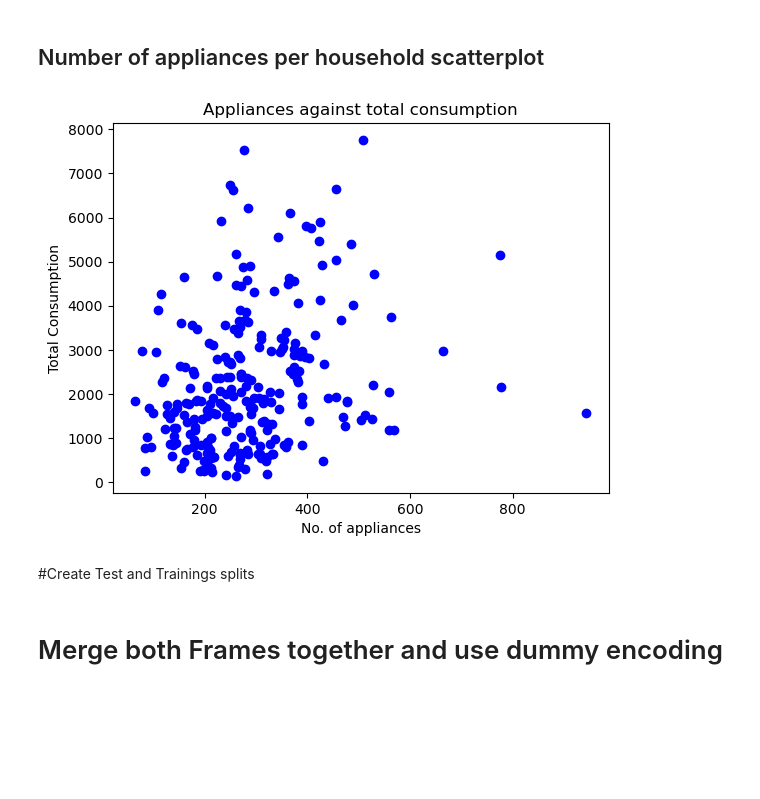
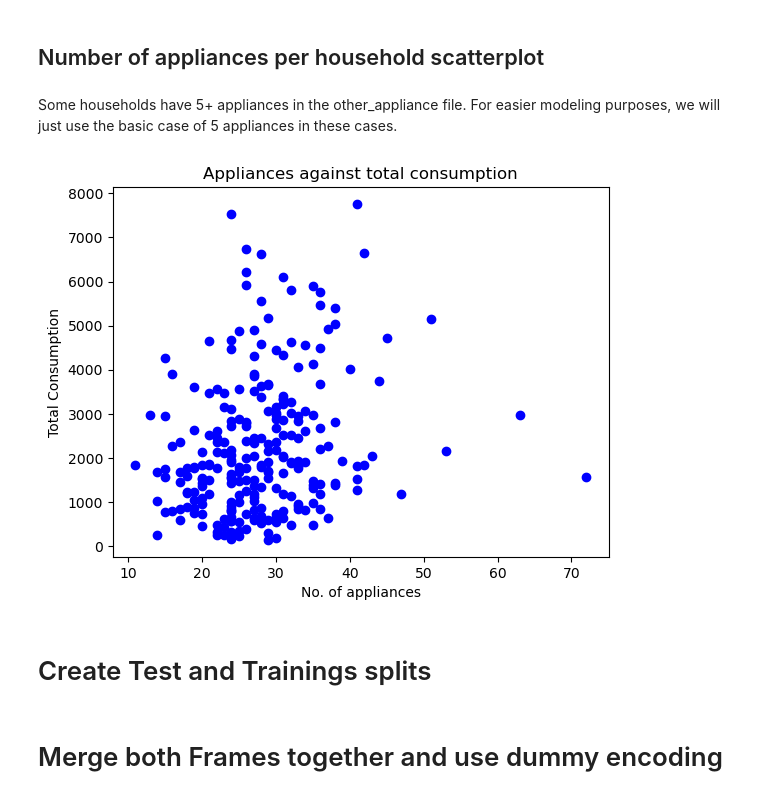
Before and after one commit to Rezixx/Studienarbeit_Pred_Analytics, a Jupyter notebook: Data_Understanding_Plots.ipynb, the cells around one changed output. Cells and saved outputs as stored; diff of their text form; code cells hidden in the pictures; blank space fills up the shorter version.

Commit message:
Created Clustering and revised appliances calculation

```diff
--- a/Data_Understanding_Plots.ipynb
+++ b/Data_Understanding_Plots.ipynb
@@ -63,44 +62,50 @@ plt.show()
 [figure]
 # %% [markdown]
 ## Number of appliances per household scatterplot
+# %% [markdown]
+Some households have 5+ appliances in the other_appliance file. For easier modeling purposes, we will just use the basic case of 5 appliances in these cases.
 # %%
 appliances = pd.read_csv("https://raw.githubusercontent.com/Rezixx/Studienarbeit_Pred_Analytics/refs/heads/main/metadata/appliance.csv")
 other_appliances = pd.read_csv("https://raw.githubusercontent.com/Rezixx/Studienarbeit_Pred_Analytics/refs/heads/main/metadata/other_appliance.csv")
 
+# Group and calculate appliances per household
 appliances = appliances[appliances['powertype'] == 'electric']
 appliances = appliances.drop(columns=['appliancetype', 'applianceclass', 'appliancesubtype', 'roomid'])
-no_appliances = appliances.groupby('homeid', as_index=False).size()
-appliances = pd.merge(appliances, no_appliances, on='homeid')
-appliances['amount'] = appliances["size"] * appliances["number"]
-appliances_group = appliances.groupby('homeid', as_index=False)['amount'].sum()
+appliances["amount"] = 1 * appliances["number"]
+appliances.drop(columns=['number'], inplace=True)
+appliances_group = appliances.groupby('homeid', as_index=False)["amount"].sum()
 
+# Group and calculate other_appliances per household
 other_appliances['num_clean'] = other_appliances['number'].str.replace(r'\D', '', regex=True)
 other_appliances['num_clean'] = other_appliances['num_clean'].astype(int)
-no_other_appliances = other_appliances.groupby('homeid', as_index=False).size()
-other_appliances = pd.merge(other_appliances, no_other_appliances, on='homeid')
-other_appliances['amount'] = other_appliances["size"] * other_appliances["num_clean"]
-other_appliances_group = other_appliances.groupby('homeid', as_index=False)['amount'].sum()
-other_appliances_group
+other_appliances = other_appliances[~other_appliances['appliance_name'].str.contains('gas', case=False, na=False)]
+other_appliances["amount"] = 1 * other_appliances["num_clean"]
+other_appliances.drop(columns=['number', 'num_clean'], inplace=True)
+other_appliances_group = other_appliances.groupby('homeid', as_index=False)["amount"].sum()
 
+# Merge the two dataframes
 appliances_merged = pd.merge(appliances_group, other_appliances_group, on='homeid', how='inner')
 appliances_merged['total_appliances'] = appliances_merged['amount_x'] + appliances_merged['amount_y']
 appliances_merged = appliances_merged.drop(columns=['amount_x', 'amount_y'])
 appliances_merged = appliances_merged.rename(columns={'homeid': 'home'})
 appliances_merged
+
 # END OF PREPROCESSING
+
+# Merge total consumption with all appliances
 total_consumption_per_home_appliances = pd.merge(total_consumption_per_home, appliances_merged, on='home', how='inner')
 total_consumption_per_home_appliances
 
 # Plot appliances against energy consumption
 plt.scatter(total_consumption_per_home_appliances['total_appliances'], total_consumption_per_home_appliances['total_consumption_Wh'], color='blue')
 plt.title('Appliances against total consumption')
 plt.xlabel('No. of appliances')
 plt.ylabel('Total Consumption')
 plt.show()
 # %% [output]
-[figure, old version]
+[figure, new version]
 # %% [markdown]
-#Create Test and Trainings splits
+# Create Test and Trainings splits
 # %%
 from sklearn.model_selection import train_test_split
 
```
Also changed, not shown: parts of 5 cells of this notebook, 1 other file.
